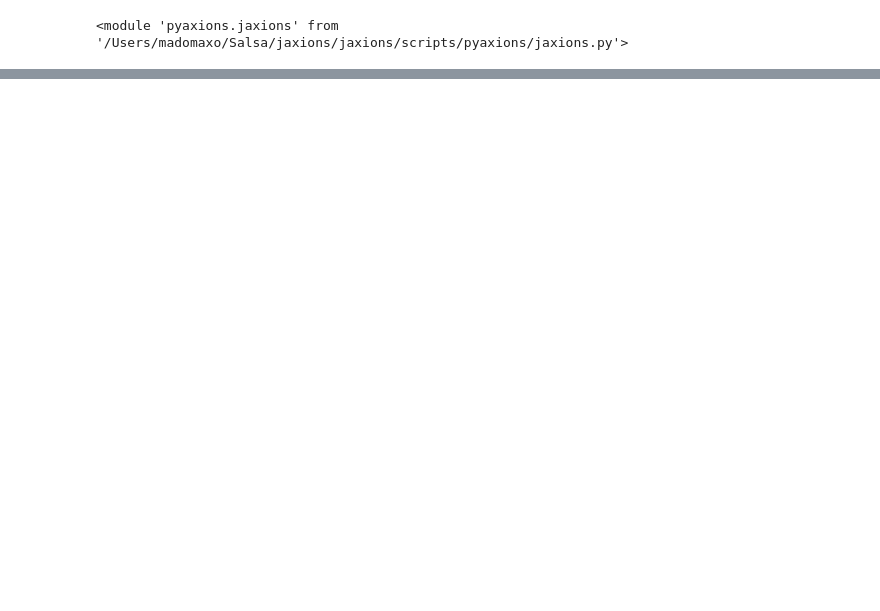
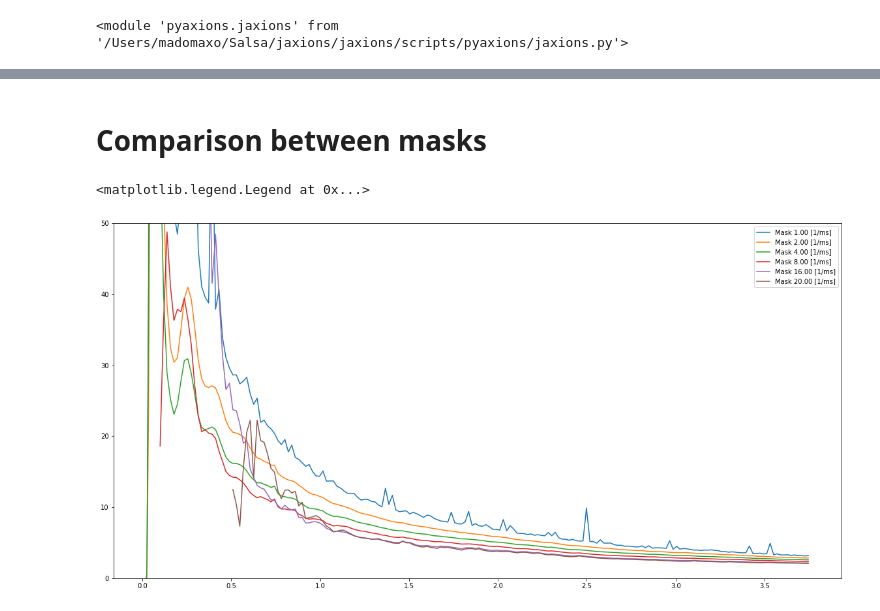
Before and after one commit to veintemillas/jaxions, a Jupyter notebook: scripts/jobs/maskedenergy/maskenergy.ipynb, the cells around one changed output, grey strips where cells are left out. Saved outputs shown, nothing was run; the diff lists cells and outputs as text; code cells hidden in the pictures; blank space fills up the shorter version.

```diff
--- a/scripts/jobs/maskedenergy/maskenergy.ipynb
+++ b/scripts/jobs/maskedenergy/maskenergy.ipynb
@@ -64,0 +68,10 @@ plt.loglog(ct,(eA*Nt-eAM*nmp)/(Nt-nmp)/ct**2*2/aRho**2)
+# %%
+for ii in [1,2,4,8,16,20]:
+    i = str(ii)
+    eAM = pa.gml(f[mask],'eAKmask'+i+'.00')
+    eA = pa.gml(f[mask],'eAK')
+    nmp = pa.gml(f[mask],'enmpmask'+i+'.00')
+    plt.title('Mask '+i+'.00 [1/ms]')
+    plt.loglog(ct,pa.gml(f[mask],'strme_eA_'+i+'.00'))
+    plt.loglog(ct,(eA*Nt-eAM*nmp)/(Nt-nmp)/ct**2*2/aRho**2)
+    plt.show()
@@ -64,0 +85,15 @@ plt.loglog(ct,(eA*Nt-eAM*nmp)/(Nt-nmp)/ct**2*2/aRho**2)
+# %% [markdown]
+# Comparison between masks
+# %%
+for ii in [1,2,4,8,16,20]:
+    i = str(ii)
+    eAM = pa.gml(f[mask],'eAKmask'+i+'.00')
+    eA = pa.gml(f[mask],'eAK')
+    nmp = pa.gml(f[mask],'enmpmask'+i+'.00')
+    plt.plot(ct,ct**2*pa.gml(f[mask],'strme_eA_'+i+'.00'),label='Mask '+i+'.00 [1/ms]')
+#     plt.loglog(ct,(eA*Nt-eAM*nmp)/(Nt-nmp)/ct**2*2/aRho**2,'--')
+plt.ylim([0,50])
+plt.legend()
+# %% [output]
+<matplotlib.legend.Legend at 0x...>
+[figure, added]
```
Also changed, not shown: parts of 19 cells of this notebook, 1 other file.
